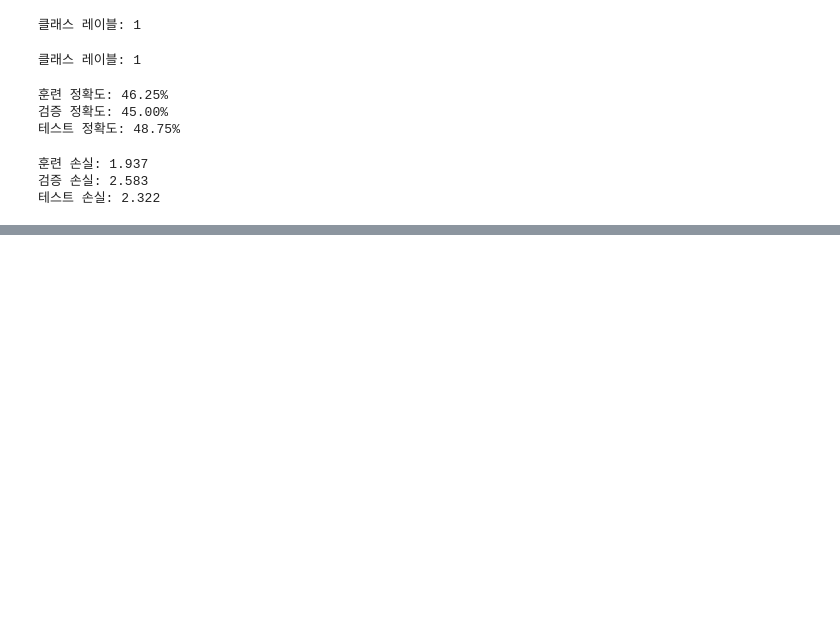
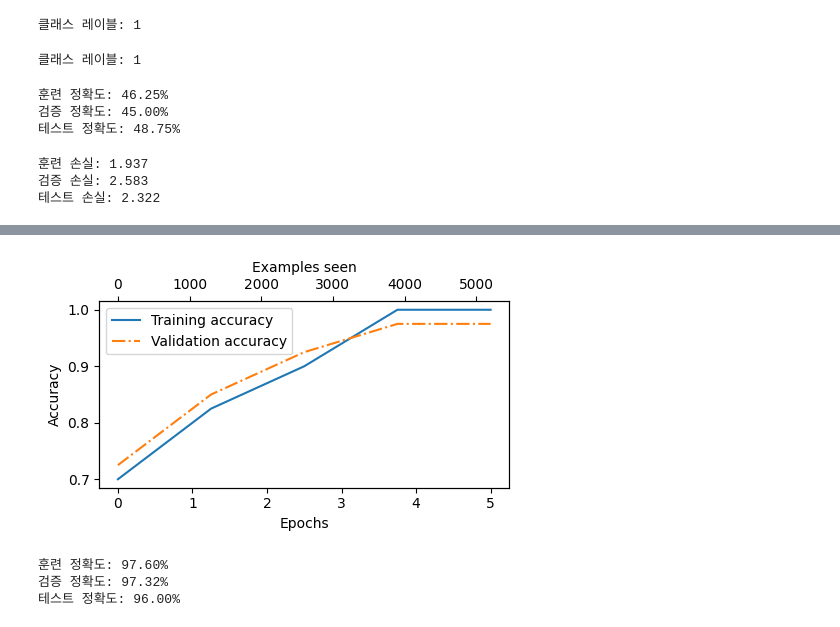
Before and after one commit to sseregit/build-a-large-language-model-challenge, a Jupyter notebook: section06/section06.ipynb, the cells around one changed output, grey strips where cells are left out. Cells and saved outputs as stored; diff of their text form; code cells hidden in the pictures; blank space fills up the shorter version.

```diff
--- a/section06/section06.ipynb
+++ b/section06/section06.ipynb
@@ -554,0 +667,19 @@ print(f"테스트 손실: {test_loss:.3f}")
+# %%
+epochs_tensor = torch.linspace(0, num_epochs, len(train_accs))
+examples_seen_tensor = torch.linspace(0, examples_seen, len(train_accs))
+
+plot_values(epochs_tensor, examples_seen_tensor, train_accs, val_accs, label="accuracy")
+# %% [output]
+[figure, added]
+# %%
+train_accuracy = calc_accuracy_loader(train_loader, model, device)
+val_accuracy = calc_accuracy_loader(val_loader, model, device)
+test_accuracy = calc_accuracy_loader(test_loader, model, device)
+
+print(f"훈련 정확도: {train_accuracy*100:.2f}%")
+print(f"검증 정확도: {val_accuracy*100:.2f}%")
+print(f"테스트 정확도: {test_accuracy*100:.2f}%")
+# %% [output]
+훈련 정확도: 97.60%
+검증 정확도: 97.32%
+테스트 정확도: 96.00%
```
Also changed, not shown: parts of 5 cells of this notebook.
